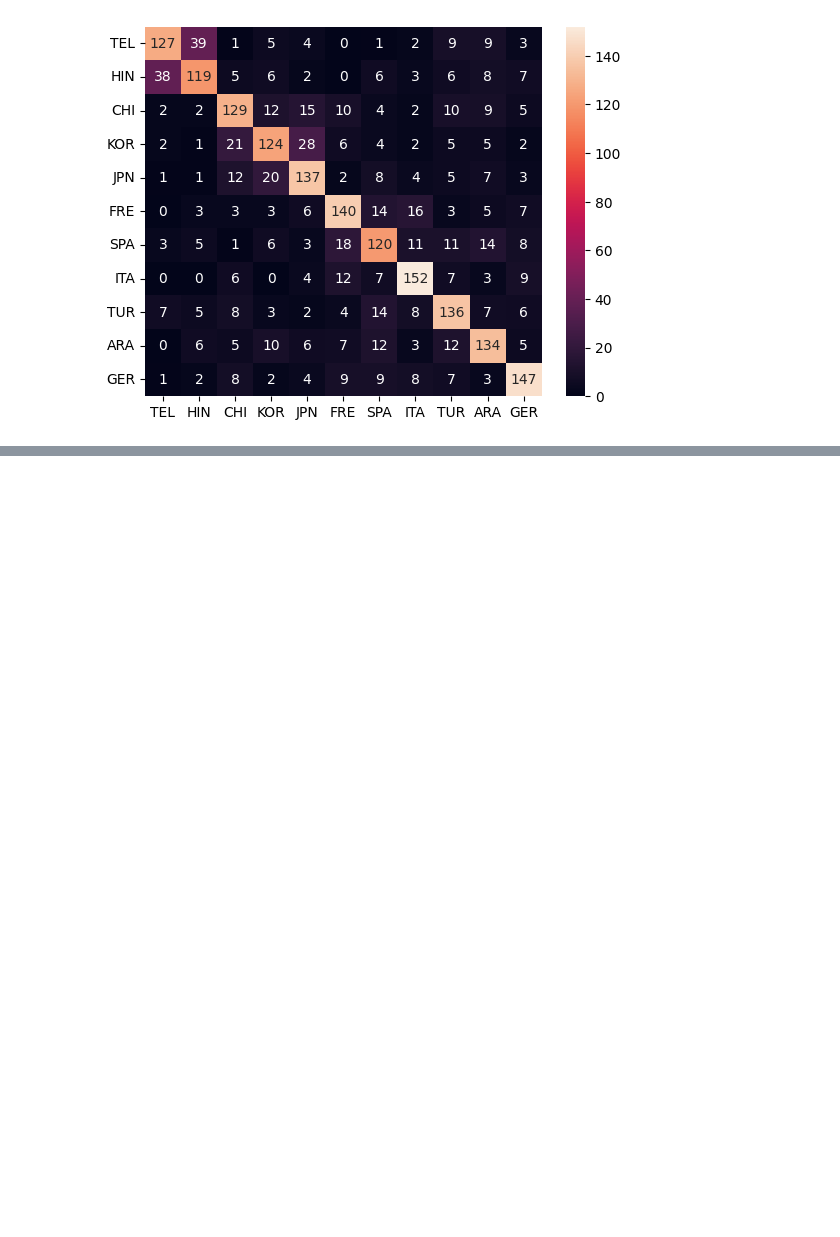
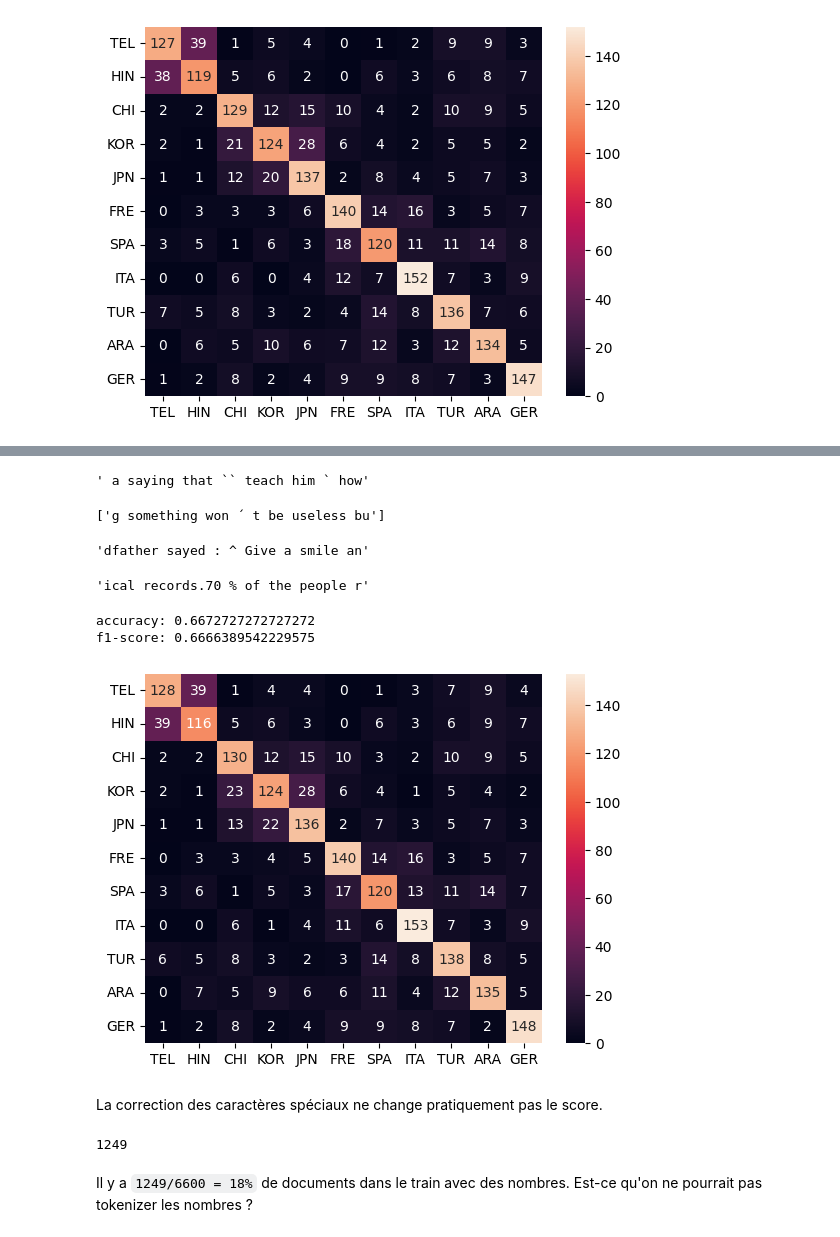
Before and after one commit to orthose/maternal-language, a Jupyter notebook: maternal_language.ipynb, the cells around one changed output, grey strips where cells are left out. Cells and saved outputs as stored; diff of their text form; code cells hidden in the pictures; blank space fills up the shorter version.

Commit message:
Correction des caractères spéciaux

```diff
--- a/maternal_language.ipynb
+++ b/maternal_language.ipynb
@@ -118,9 +123,15 @@ cv_train.shape[0]
 # %%
 from sklearn.svm import LinearSVC
 # %%
-model = LinearSVC(random_state=42)
+model = LinearSVC(random_state=42, max_iter=1500)
 model.fit(cv_train, y_train)
 y_pred = model.predict(cv_valid)
+# %%
+def train(X_train, y_train, X_valid) -> np.array:
+    model = LinearSVC(random_state=42, max_iter=1500)
+    model.fit(X_train, y_train)
+    y_pred = model.predict(X_valid)
+    return y_pred
 # %% [markdown]
 # Score
 # %%
@@ -147,3 +160,12 @@ plt.yticks(rotation=0)
 plt.show()
 # %% [output]
 [figure]
+# %%
+def evaluate(y_valid, y_pred):
+    print(f"accuracy: {accuracy_score(y_valid, y_pred)}")
+    print(f"f1-score: {f1_score(y_valid, y_pred, average='macro')}")
+    labels = ['TEL', 'HIN', 'CHI', 'KOR', 'JPN', 'FRE', 'SPA', 'ITA', 'TUR', 'ARA', 'GER']
+    matrix = metrics.confusion_matrix(y_valid, y_pred, labels=labels)
+    sns.heatmap(matrix, annot=True, fmt='.3g', xticklabels=labels, yticklabels=labels)
+    plt.yticks(rotation=0)
+    plt.show()
@@ -149,0 +267,50 @@ plt.show()
+# %%
+find_example('`')[3]
+# %% [output]
+' a saying that `` teach him ` how'
+# %%
+find_example('´')
+# %% [output]
+['g something won ´ t be useless bu']
+# %%
+find_example('^')[0]
+# %% [output]
+'dfather sayed : ^ Give a smile an'
+# %%
+find_example('%')[0]
+# %% [output]
+'ical records.70 % of the people r'
+# %%
+import re
+
+def correct_special_chars(doc: str) -> str:
+    # Harmonisation de la ponctuation
+    doc = re.sub(r"[\[{]", "(", doc)
+    doc = re.sub(r"[\]}]", ")", doc)
+
+    # Suppression des caractères spéciaux
+    doc = re.sub(r"[+*=#~^|_\\'`´]", "", doc)
+
+    return doc
+# %%
+X_t = X_train.apply(correct_special_chars)
+X_v = X_valid.apply(correct_special_chars)
+cv_t = cv.transform(X_t)
+cv_v = cv.transform(X_v)
+y_pred = train(cv_t, y_train, cv_v)
+evaluate(y_valid, y_pred)
+# %% [output]
+accuracy: 0.6672727272727272
+f1-score: 0.6666389542229575
+[figure, added]
+# %% [markdown]
+La correction des caractères spéciaux ne change pratiquement pas le score.
+# %%
+count = 0
+for doc in X_t:
+    if re.match(".*\d.*", doc) is not None:
+        count += 1
+# %% [output]
+1249
+# %% [markdown]
+Il y a `1249/6600 = 18%` de documents dans le train avec des nombres. Est-ce qu'on ne pourrait pas tokenizer les nombres ?
```
Also changed, not shown: parts of 23 cells of this notebook.
